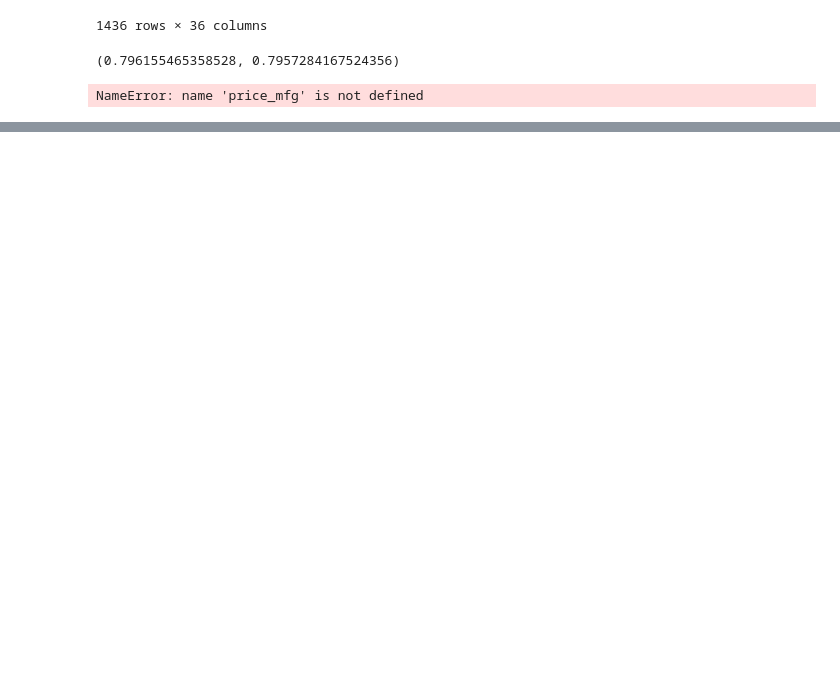
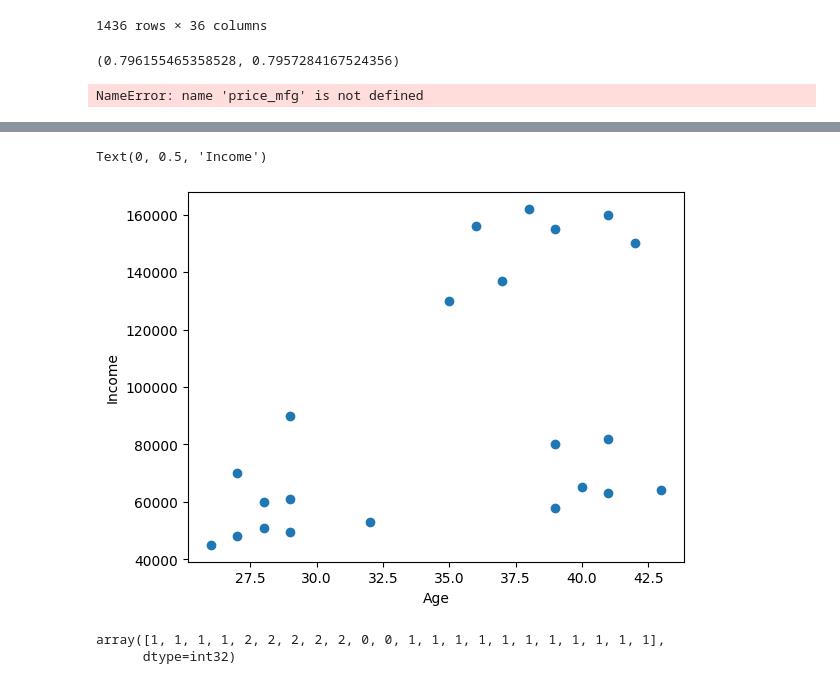
Before and after one commit to Abhinaya879/EXCLR, a Jupyter notebook: AD.ipynb, the cells around one changed output, grey strips where cells are left out. Saved outputs shown, nothing was run; the diff lists cells and outputs as text; code cells hidden in the pictures; blank space fills up the shorter version.

```diff
--- a/AD.ipynb
+++ b/AD.ipynb
@@ -262,0 +270,5 @@ from matplotlib import pyplot as plt
+# %%
+import pandas as pd
+file_path = "/content/drive/MyDrive/Datasets/income.csv"
+df = pd.read_csv(file_path)
+df
@@ -262,0 +293,16 @@ from matplotlib import pyplot as plt
+# %%
+import matplotlib.pyplot as plt
+plt.scatter(df.Age,df['Income($)'])
+plt.xlabel('Age')
+plt.ylabel('Income')
+# %% [output]
+Text(0, 0.5, 'Income')
+[figure, added]
+# %%
+from sklearn.cluster import KMeans
+km = KMeans(n_clusters=3)
+y_predicted = km.fit_predict(df[['Age','Income($)']])
+y_predicted
+# %% [output]
+array([1, 1, 1, 1, 2, 2, 2, 2, 2, 0, 0, 1, 1, 1, 1, 1, 1, 1, 1, 1, 1, 1],
+      dtype=int32)
```
Also changed, not shown: parts of 4 cells of this notebook.
